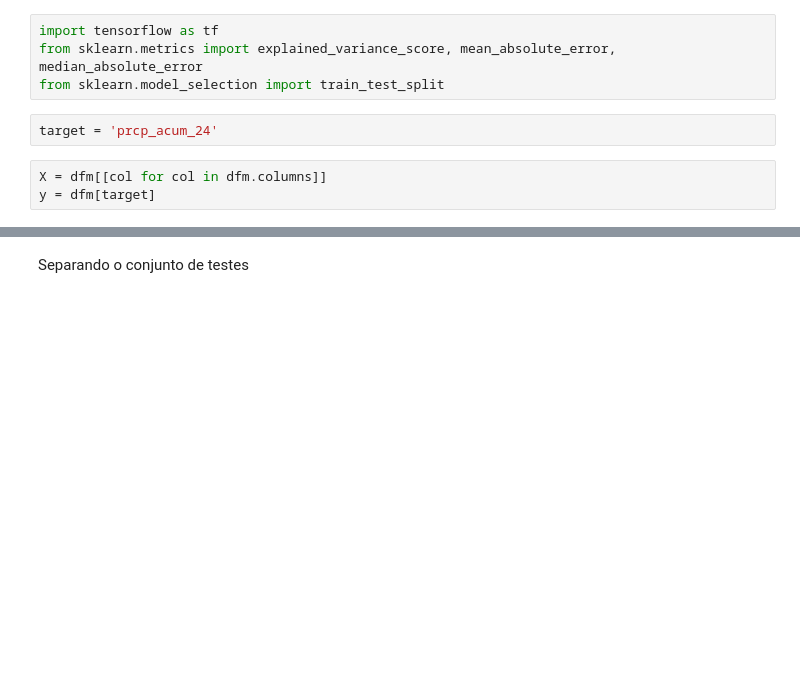
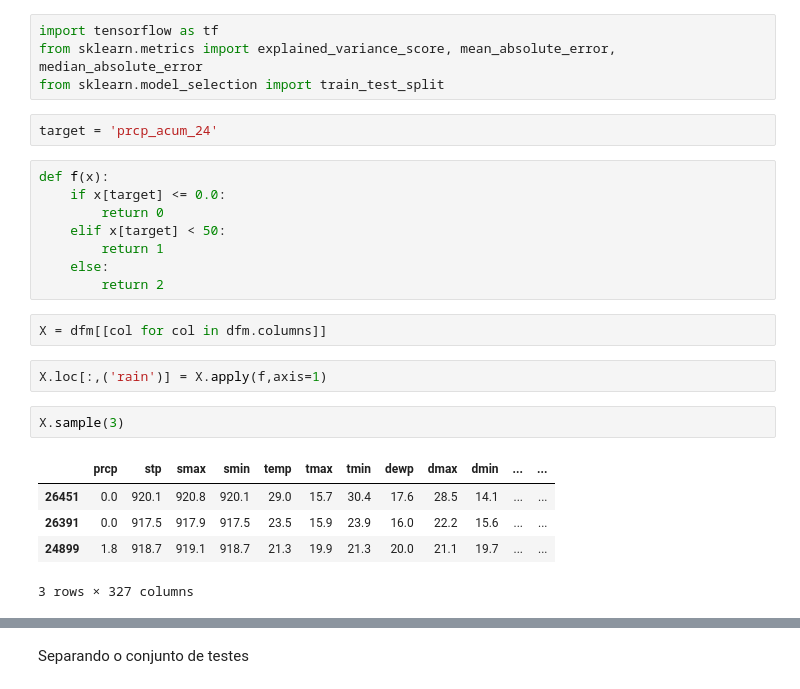
Before and after one commit to dedeco/bigclima-project, a Jupyter notebook: notebooks/graphs-zarate-n17-summer-bh-prcp-extreme-fix-balanceamento-scaled-output.ipynb, the cells around one changed output, grey strips where cells are left out. Drawn from its saved outputs; the diff is of its cells as text; blank space fills up the shorter version.

```diff
--- a/notebooks/graphs-zarate-n17-summer-bh-prcp-extreme-fix-balanceamento-scaled-output.ipynb
+++ b/notebooks/graphs-zarate-n17-summer-bh-prcp-extreme-fix-balanceamento-scaled-output.ipynb
@@ -45,6 +33,23 @@ from sklearn.metrics import explained_variance_score, mean_absolute_error,  medi
 from sklearn.model_selection import train_test_split
 # %%
 target = 'prcp_acum_24'
+# %%
+def f(x):
+    if x[target] <= 0.0:
+        return 0
+    elif x[target] < 50:
+        return 1
+    else:
+        return 2
 # %%
 X = dfm[[col for col in dfm.columns]]
-y = dfm[target]
+# %%
+X.loc[:,('rain')] = X.apply(f,axis=1)
+# %%
+X.sample(3)
+# %% [output]
+|  | prcp | stp | smax | smin | temp | tmax | tmin | dewp | dmax | dmin | ... | ... |
+| 26451 | 0.0 | 920.1 | 920.8 | 920.1 | 29.0 | 15.7 | 30.4 | 17.6 | 28.5 | 14.1 | ... | ... |
+| 26391 | 0.0 | 917.5 | 917.9 | 917.5 | 23.5 | 15.9 | 23.9 | 16.0 | 22.2 | 15.6 | ... | ... |
+| 24899 | 1.8 | 918.7 | 919.1 | 918.7 | 21.3 | 19.9 | 21.3 | 20.0 | 21.1 | 19.7 | ... | ... |
+3 rows × 327 columns
```
Also changed, not shown: parts of 46 cells of this notebook, 1 other file.
